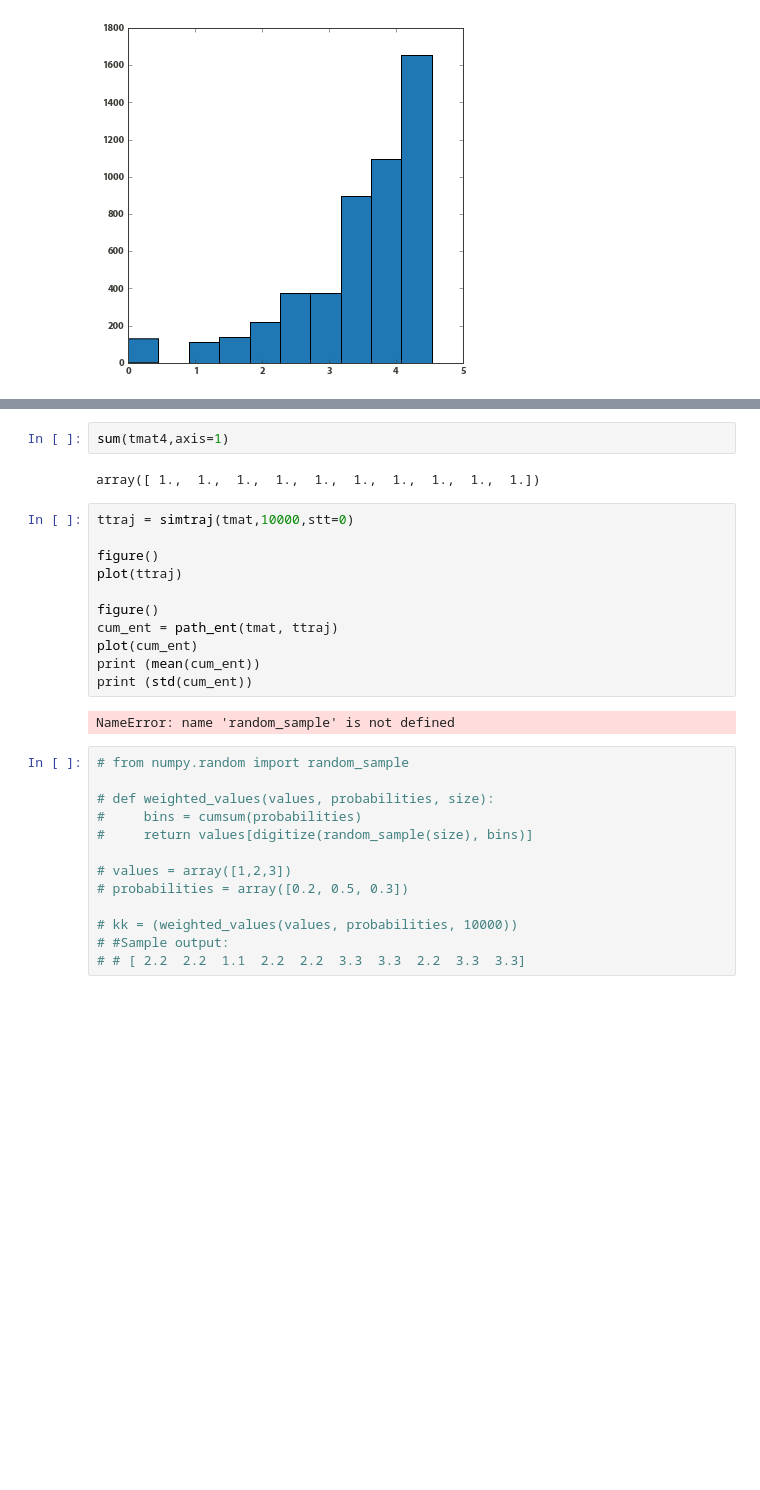
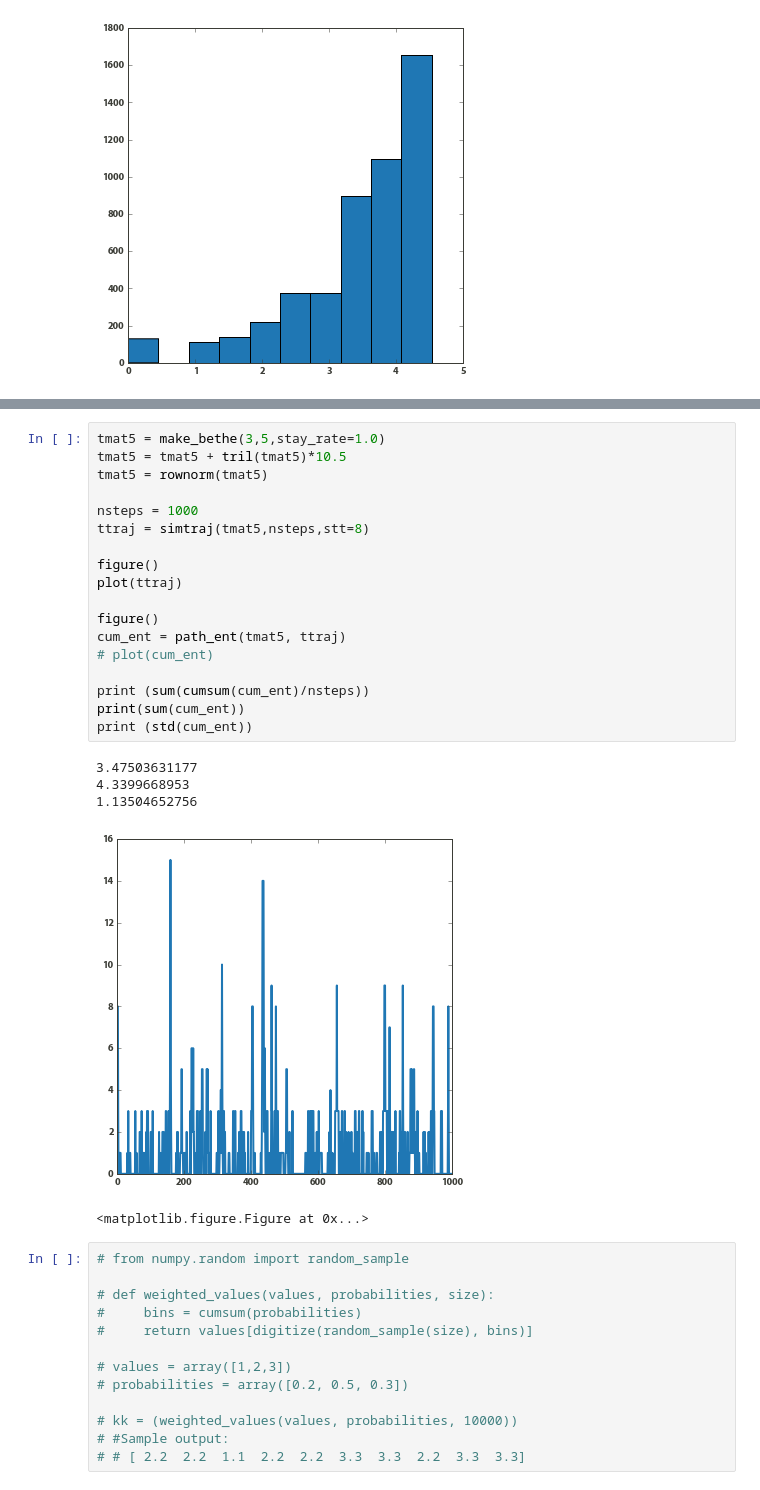
Before and after one commit to williamgilpin/netsim, a Jupyter notebook: simple_models.ipynb, the cells around one changed output, grey strips where cells are left out. Cells and saved outputs as stored; diff of their text form; blank space fills up the shorter version.

```diff
--- a/simple_models.ipynb
+++ b/simple_models.ipynb
@@ -339,20 +265,27 @@ markov_plot(tmat5,scale=10000)
-# %%
-sum(tmat4,axis=1)
-# %% [output]
-array([ 1.,  1.,  1.,  1.,  1.,  1.,  1.,  1.,  1.,  1.])
 # %%
-ttraj = simtraj(tmat,10000,stt=0)
+tmat5 = make_bethe(3,5,stay_rate=1.0)
+tmat5 = tmat5 + tril(tmat5)*10.5
+tmat5 = rownorm(tmat5)
+
+nsteps = 1000
+ttraj = simtraj(tmat5,nsteps,stt=8)
 
 figure()
 plot(ttraj)
 
 figure()
-cum_ent = path_ent(tmat, ttraj)
-plot(cum_ent)
-print (mean(cum_ent))
+cum_ent = path_ent(tmat5, ttraj)
+# plot(cum_ent)
+
+print (sum(cumsum(cum_ent)/nsteps))
+print(sum(cum_ent))
 print (std(cum_ent))
 # %% [output]
-NameError: name 'random_sample' is not defined
+3.47503631177
+4.3399668953
+1.13504652756
+[figure, added]
+<matplotlib.figure.Figure at 0x...>
 # %%
 # from numpy.random import random_sample
 
```
Also changed, not shown: parts of 17 cells of this notebook, 2 other files.
